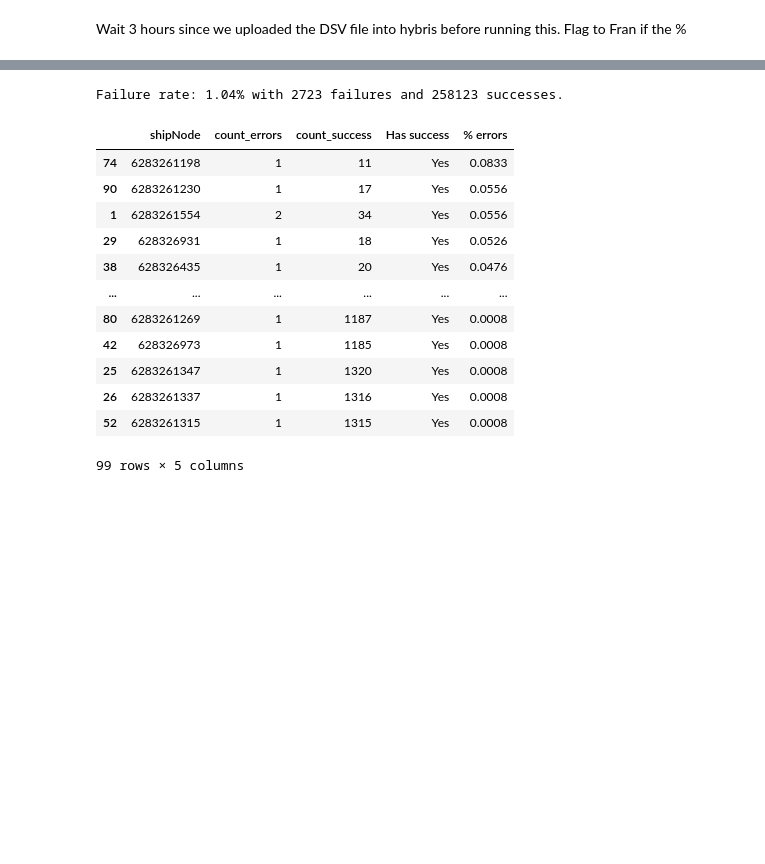
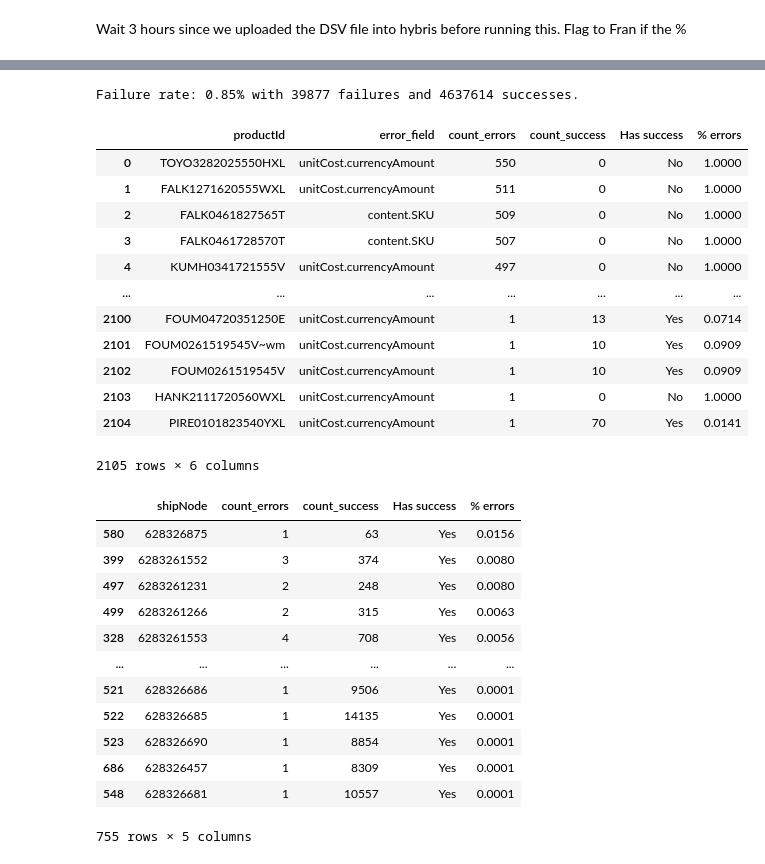
Before and after one commit to valentind-tireseasy/WMT_pricing, a Jupyter notebook: original_code/node_level_costs_pricing.ipynb, the cells around one changed output, grey strips where cells are left out. Cells and saved outputs as stored; diff of their text form; code cells hidden in the pictures; blank space fills up the shorter version.

```diff
--- a/original_code/node_level_costs_pricing.ipynb
+++ b/original_code/node_level_costs_pricing.ipynb
@@ -3683,8 +4369,11 @@ df["file_datetime"] = pd.to_datetime(dt_str, format="%Y%m%d-%H%M%S")
 # 3) tag response files
 df["is_response"] = df["filename"].str.contains("_response", case=False, na=False)
 
+df["File date"] = df["file_datetime"].dt.date
+display(df["File date"].value_counts().sort_index(ascending=False))
 
-df["File date"] = df["file_datetime"].dt.date
-df
+dfUseful = df[df["File date"] >= pd.to_datetime(yesterday_str).date()].copy()
+dfUseful = dfUseful[dfUseful["is_response"] == True].copy()
+dfUseful
 # %% [output]
 Connected to FTP server: upload.tires-easy.com
@@ -3724,4 +4409,0 @@ Name: count, dtype: int64
-# %%
-dfUseful = df[df["File date"] >= pd.to_datetime(today_str).date()].copy()
-dfUseful = dfUseful[dfUseful["is_response"] == True].copy()
-dfUseful
@@ -3877,53 +4572,66 @@ if perc_failure > perc_failure_flag:
     print(f"ALERT: High failure rate of {perc_failure:.2%} with {not_success} failures and {total_success} successes.")
     #Flag to Fran.
 # %% [output]
-Failure rate: 1.04% with 2723 failures and 258123 successes.
+Failure rate: 0.85% with 39877 failures and 4637614 successes.
 # %%
 df_success_by_sku = df_success.groupby("productId").size().reset_index(name="count").sort_values(by="count", ascending=False)
 
 # df_errors_content_sku = df_errors_not_success_unique[df_errors_not_success_unique["error_field"] == "content.SKU"].copy()
 # df_errors_content_sku = df_errors_not_success_unique[df_errors_not_success_unique["error_field"] == "unitCost.currencyAmount"].copy()
 df_errors_content_sku = df_errors_not_success_unique.copy()
 
 df_errors_content_sku_agg = df_errors_content_sku.groupby(["productId","error_field"]).size().reset_index(name="count").sort_values(by="count", ascending=False)
 df_errors_content_sku_agg_with_success = df_errors_content_sku_agg.merge(df_success_by_sku, how="left", on="productId", suffixes=("_errors", "_success"))
 
 df_errors_content_sku_agg_with_success["count_success"] = df_errors_content_sku_agg_with_success["count_success"].fillna(0).astype(int)
 df_errors_content_sku_agg_with_success["Has success"] = np.where(df_errors_content_sku_agg_with_success["count_success"]>0, "Yes", "No")
 df_errors_content_sku_agg_with_success["% errors"] = round(df_errors_content_sku_agg_with_success["count_errors"] / (df_errors_content_sku_agg_with_success["count_errors"] + df_errors_content_sku_agg_with_success["count_success"]),4)
-
+display(df_errors_content_sku_agg_with_success)
 
 df_success_by_node = df_success.groupby("shipNode").size().reset_index(name="count").sort_values(by="count", ascending=False)
 df_errors_content_node = df_errors_not_success_unique[df_errors_not_success_unique["error_field"] == "content.legacyDistributorId"].copy()
 # df_errors_content_sku = df_errors_not_success_unique[df_errors_not_success_unique["error_field"] == "unitCost.currencyAmount"].copy()
 
 # df_errors_content_node = df_errors_not_success_unique.copy()
 
 #Group by productId and count rows
 df_errors_content_node_agg = df_errors_content_node.groupby("shipNode").size().reset_index(name="count").sort_values(by="count", ascending=False)
 
 df_errors_content_node_agg_with_success = df_errors_content_node_agg.merge(df_success_by_node, how="left", on="shipNode", suffixes=("_errors", "_success"))
 
 
 df_errors_content_node_agg_with_success["count_success"] = df_errors_content_node_agg_with_success["count_success"].fillna(0).astype(int)
 df_errors_content_node_agg_with_success["Has success"] = np.where(df_errors_content_node_agg_with_success["count_success"]>0, "Yes", "No")
 df_errors_content_node_agg_with_success["% errors"] = round(df_errors_content_node_agg_with_success["count_errors"] / (df_errors_content_node_agg_with_success["count_errors"] + df_errors_content_node_agg_with_success["count_success"]),4)
 df_errors_content_node_agg_with_success = df_errors_content_node_agg_with_success.sort_values(by="% errors", ascending=False)
 df_errors_content_node_agg_with_success
 # %% [output]
-|  | shipNode | count_errors | count_success | Has success | % errors |
-| 74 | 6283261198 | 1 | 11 | Yes | 0.0833 |
-| 90 | 6283261230 | 1 | 17 | Yes | 0.0556 |
-| 1 | 6283261554 | 2 | 34 | Yes | 0.0556 |
-| 29 | 628326931 | 1 | 18 | Yes | 0.0526 |
-| 38 | 628326435 | 1 | 20 | Yes | 0.0476 |
-| ... | ... | ... | ... | ... | ... |
-| 80 | 6283261269 | 1 | 1187 | Yes | 0.0008 |
-| 42 | 628326973 | 1 | 1185 | Yes | 0.0008 |
-| 25 | 6283261347 | 1 | 1320 | Yes | 0.0008 |
-| 26 | 6283261337 | 1 | 1316 | Yes | 0.0008 |
-| 52 | 6283261315 | 1 | 1315 | Yes | 0.0008 |
+|  | productId | error_field | count_errors | count_success | Has success | % errors |
+| 0 | TOYO3282025550HXL | unitCost.currencyAmount | 550 | 0 | No | 1.0000 |
+| 1 | FALK1271620555WXL | unitCost.currencyAmount | 511 | 0 | No | 1.0000 |
+| 2 | FALK0461827565T | content.SKU | 509 | 0 | No | 1.0000 |
+| 3 | FALK0461728570T | content.SKU | 507 | 0 | No | 1.0000 |
+| 4 | KUMH0341721555V | unitCost.currencyAmount | 497 | 0 | No | 1.0000 |
+| ... | ... | ... | ... | ... | ... | ... |
+| 2100 | FOUM04720351250E | unitCost.currencyAmount | 1 | 13 | Yes | 0.0714 |
+| 2101 | FOUM0261519545V~wm | unitCost.currencyAmount | 1 | 10 | Yes | 0.0909 |
+| 2102 | FOUM0261519545V | unitCost.currencyAmount | 1 | 10 | Yes | 0.0909 |
+| 2103 | HANK2111720560WXL | unitCost.currencyAmount | 1 | 0 | No | 1.0000 |
+| 2104 | PIRE0101823540YXL | unitCost.currencyAmount | 1 | 70 | Yes | 0.0141 |
-99 rows × 5 columns
+2105 rows × 6 columns
+|  | shipNode | count_errors | count_success | Has success | % errors |
+| 580 | 628326875 | 1 | 63 | Yes | 0.0156 |
+| 399 | 6283261552 | 3 | 374 | Yes | 0.0080 |
+| 497 | 6283261231 | 2 | 248 | Yes | 0.0080 |
+| 499 | 6283261266 | 2 | 315 | Yes | 0.0063 |
+| 328 | 6283261553 | 4 | 708 | Yes | 0.0056 |
+| ... | ... | ... | ... | ... | ... |
+| 521 | 628326686 | 1 | 9506 | Yes | 0.0001 |
+| 522 | 628326685 | 1 | 14135 | Yes | 0.0001 |
+| 523 | 628326690 | 1 | 8854 | Yes | 0.0001 |
+| 686 | 628326457 | 1 | 8309 | Yes | 0.0001 |
+| 548 | 628326681 | 1 | 10557 | Yes | 0.0001 |
+755 rows × 5 columns
 # %%
 #send to excel, one sheet with summary of df_xml_all["ingestionStatus"].value_counts(), other sheet the df_xml_all where ingestionStatus != "SUCCESS"
 output_excel_path = os.path.join(folder_today, f"NLC Price update response summary {today_str}.xlsx")
```
Also changed, not shown: parts of 135 cells of this notebook.
